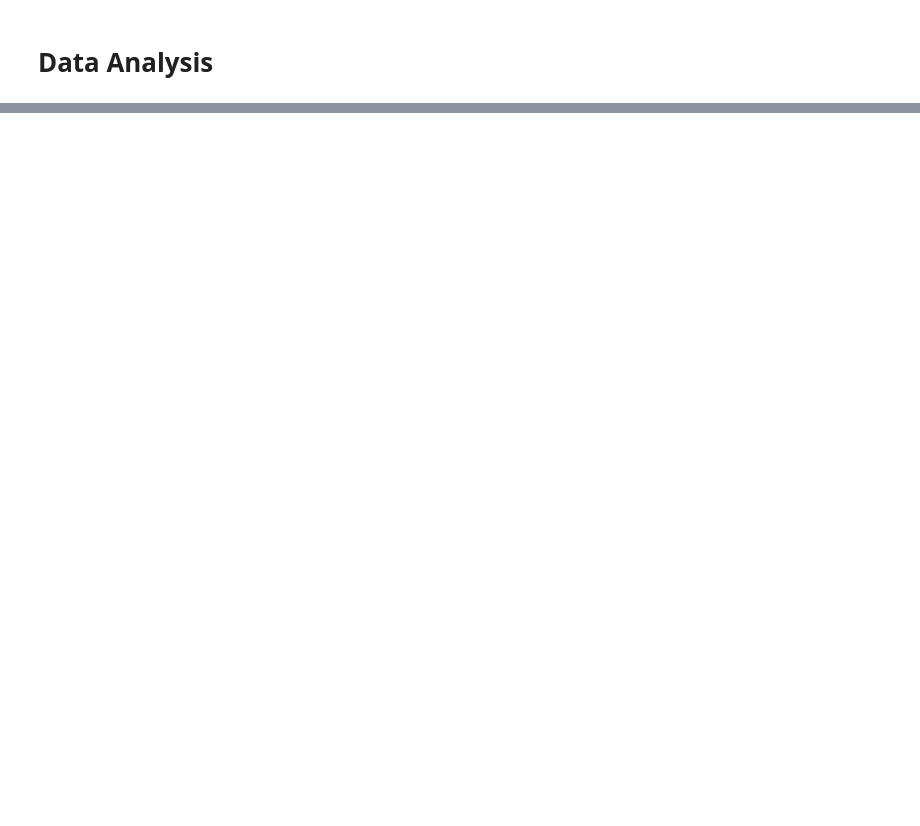
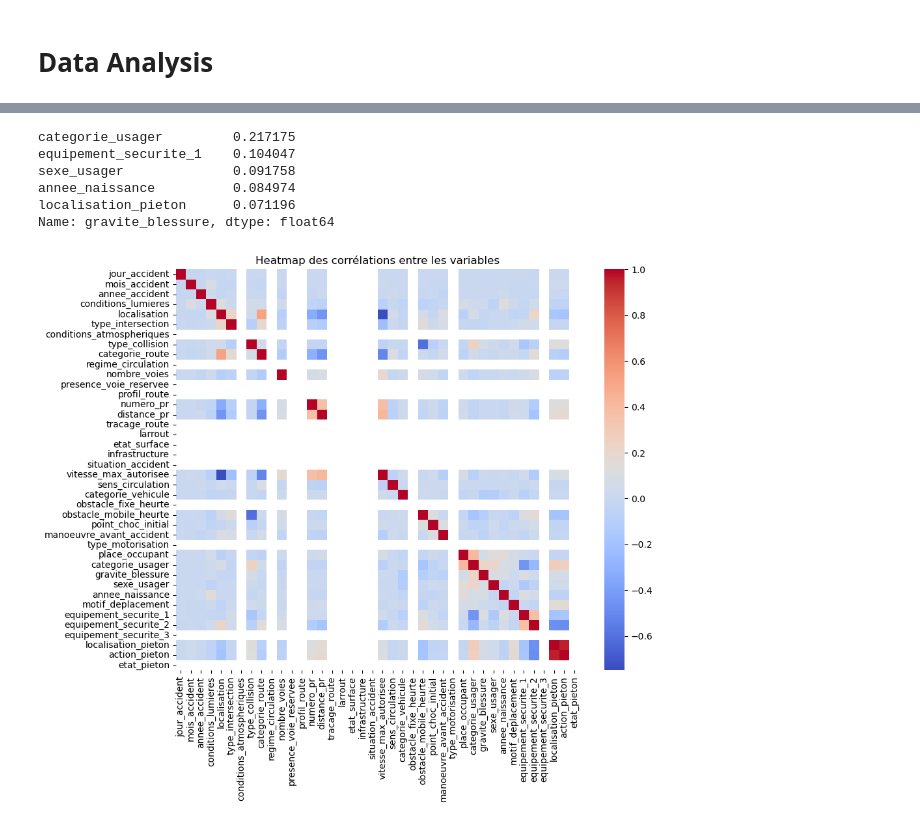
Before and after one commit to cmnemoi/prediction_profils_accidents_graves, a Jupyter notebook: notebooks/data_exploration.ipynb, the cells around one changed output, grey strips where cells are left out. Drawn from its saved outputs; the diff is of its cells as text; code cells hidden in the pictures; blank space fills up the shorter version.

```diff
--- a/notebooks/data_exploration.ipynb
+++ b/notebooks/data_exploration.ipynb
@@ -7,3 +8,16 @@ dataset = pd.read_csv("dataset_clean.csv",sep=";")
+# %%
+# pour sépare les variables
+
+def split_columns(df):
+    numerical_columns = df.select_dtypes(include=['number']).columns
+    non_numerical_columns = df.select_dtypes(exclude=['number']).columns
+    return numerical_columns, non_numerical_columns
+
+numerical_columns, non_numerical_columns = split_columns(dataset)
+target = 'gravite_blessure'
+
+# print("Numerical columns:\n", numerical_columns)
+# print("\nNon-numerical columns:\n", non_numerical_columns)
 # %%
 # Répartition par gravité
 plt.figure(figsize=(12, 6))
@@ -155,0 +190,20 @@ max       2.023001e+11      31.000000      12.000000     2023.000000
+# %%
+correlation_matrix = df_new[numerical_columns].corr()
+corr_with_gravity = correlation_matrix[target].sort_values(ascending=False).drop(target)
+
+#affiche top 5
+print(corr_with_gravity[:5])
+
+# Visualiser avec un heatmap
+plt.figure(figsize=(10, 8))
+sns.heatmap(correlation_matrix, fmt=".2f", cmap="coolwarm", cbar=True)
+plt.title("Heatmap des corrélations entre les variables")
+plt.show()
+# %% [output]
+categorie_usager         0.217175
+equipement_securite_1    0.104047
+sexe_usager              0.091758
+annee_naissance          0.084974
+localisation_pieton      0.071196
+Name: gravite_blessure, dtype: float64
+[figure, added]
```
Also changed, not shown: parts of 12 cells of this notebook, 1 other file.
